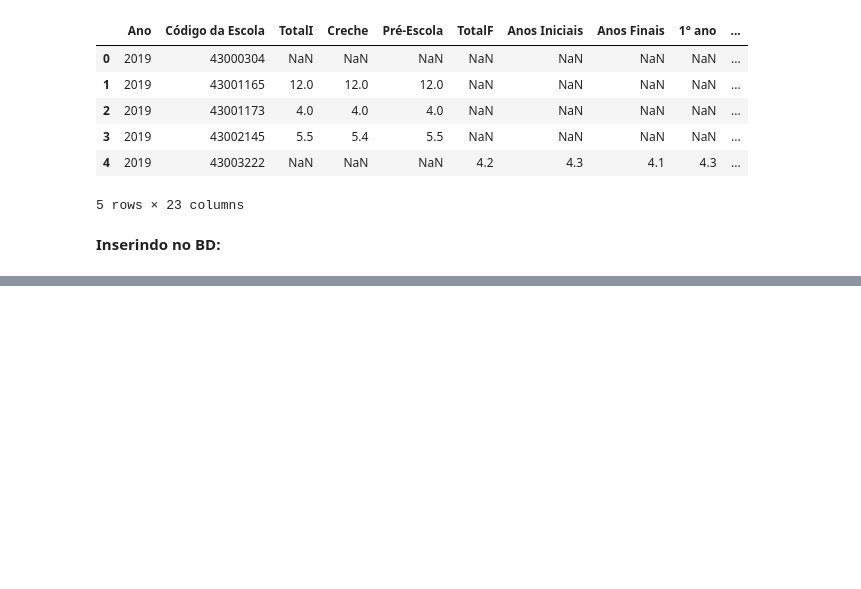
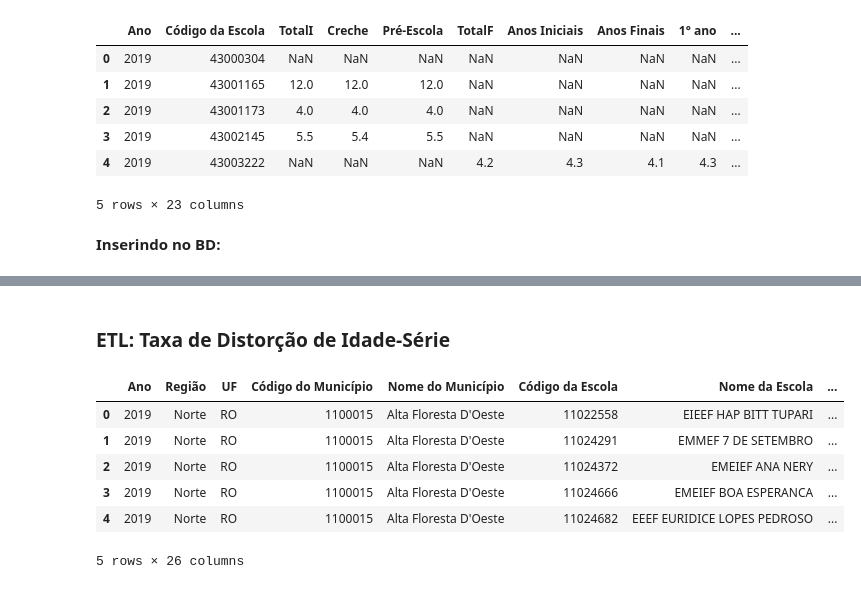
Before and after one commit to MBrugnaroto/UFPEL-School-Data-Collection-Pelotas, a Jupyter notebook: Scripts/INEP/ETLIndicadoresEducacionais.ipynb, the cells around one changed output, grey strips where cells are left out. Saved outputs shown, nothing was run; the diff lists cells and outputs as text; code cells hidden in the pictures; blank space fills up the shorter version.

```diff
--- a/Scripts/INEP/ETLIndicadoresEducacionais.ipynb
+++ b/Scripts/INEP/ETLIndicadoresEducacionais.ipynb
@@ -390,3 +384,5 @@ collection.find_one({"Código INEP": 43000304})
    '3ª série': 8.9,
    '4ª série': nan,
    'Não-Seriado': nan}}}
+# %% [markdown]
+### ETL: Taxa de Distorção de Idade-Série
@@ -392,0 +391,10 @@ collection.find_one({"Código INEP": 43000304})
+# %%
+distortionRate.head()
+# %% [output]
+|  | Ano | Região | UF | Código do Município | Nome do Município | Código da Escola | Nome da Escola | ... |
+| 0 | 2019 | Norte | RO | 1100015 | Alta Floresta D'Oeste | 11022558 | EIEEF HAP BITT TUPARI | ... |
+| 1 | 2019 | Norte | RO | 1100015 | Alta Floresta D'Oeste | 11024291 | EMMEF 7 DE SETEMBRO | ... |
+| 2 | 2019 | Norte | RO | 1100015 | Alta Floresta D'Oeste | 11024372 | EMEIEF ANA NERY | ... |
+| 3 | 2019 | Norte | RO | 1100015 | Alta Floresta D'Oeste | 11024666 | EMEIEF BOA ESPERANCA | ... |
+| 4 | 2019 | Norte | RO | 1100015 | Alta Floresta D'Oeste | 11024682 | EEEF EURIDICE LOPES PEDROSO | ... |
+5 rows × 26 columns
```
Also changed, not shown: parts of 18 cells of this notebook, 1 other file.
